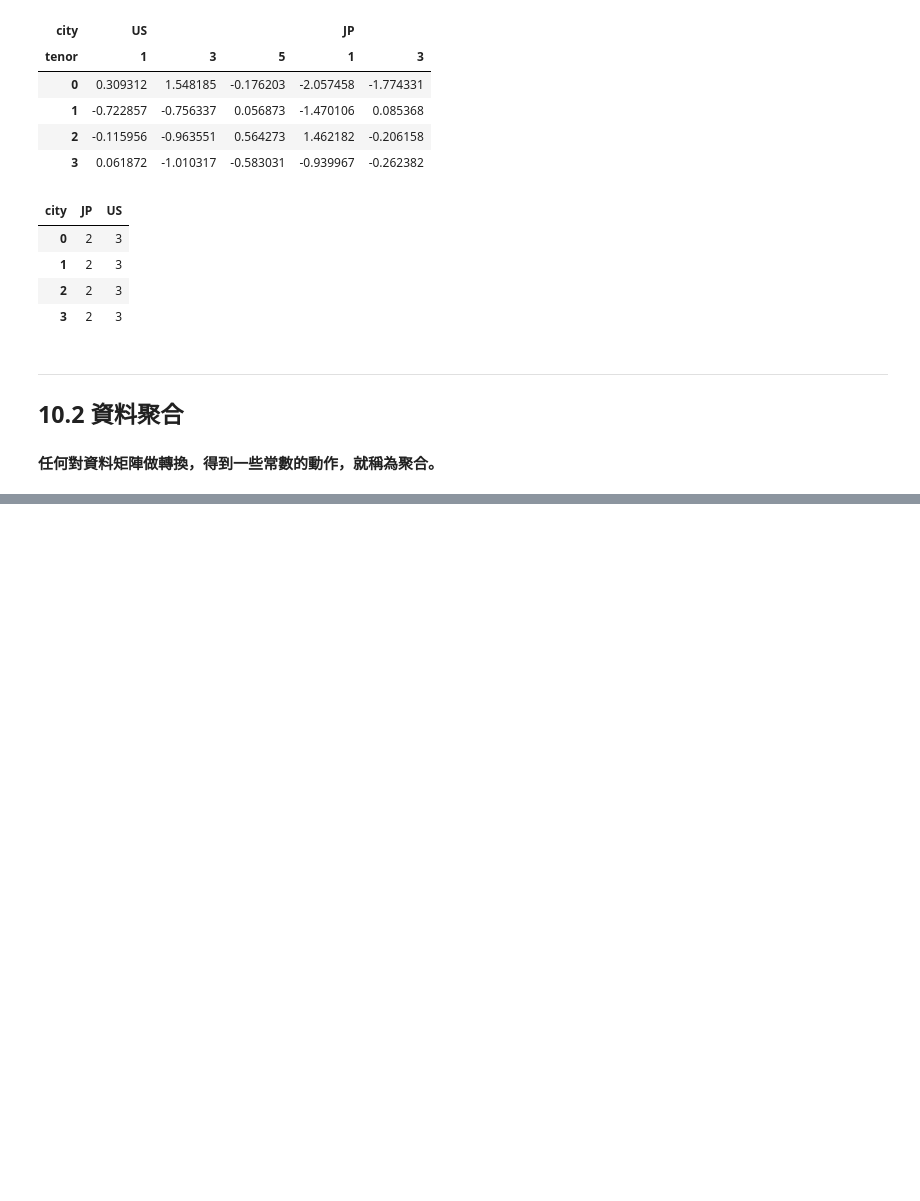
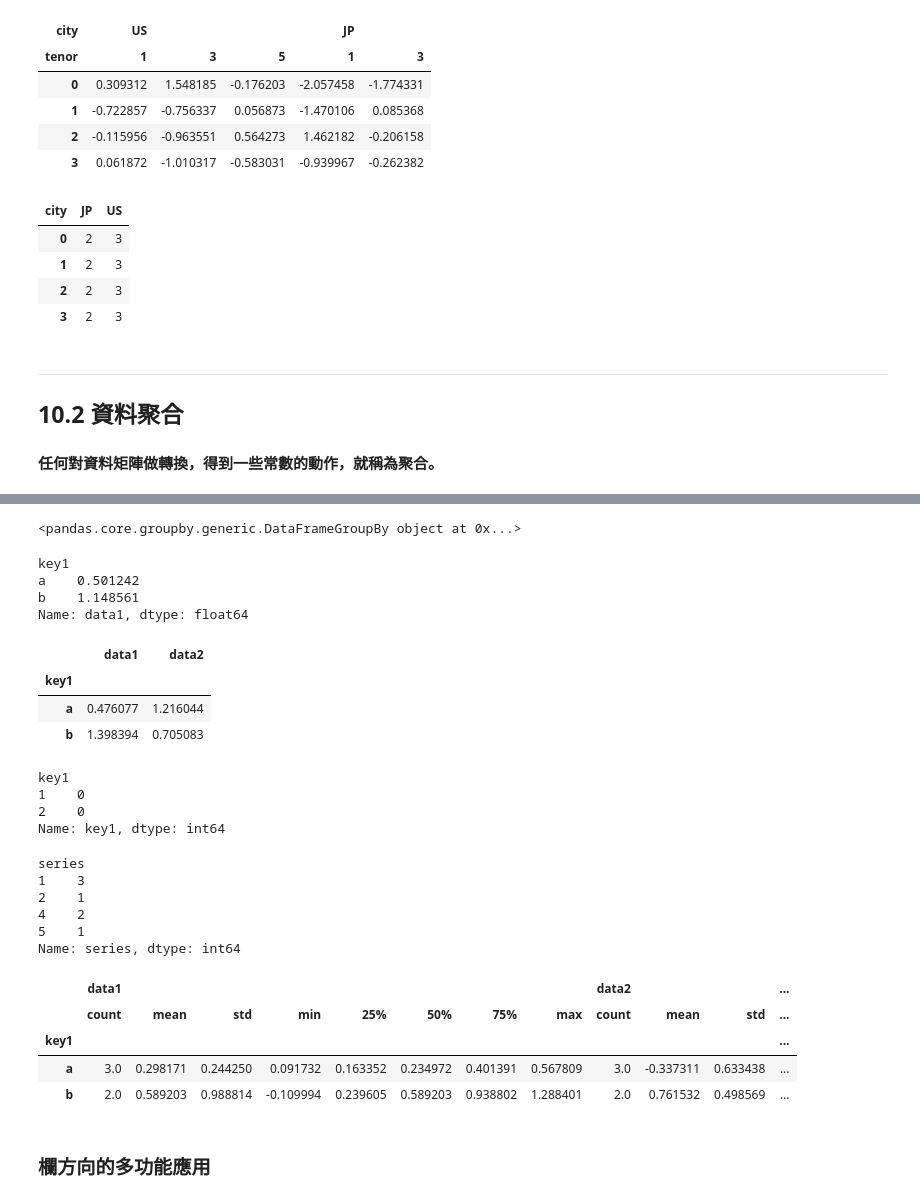
Before and after one commit to wuchiaaa/Chiaaa-s-Learning-Notes, a Jupyter notebook: 第十章-資料聚合和分組.ipynb, the cells around one changed output, grey strips where cells are left out. Saved outputs shown, nothing was run; the diff lists cells and outputs as text; code cells hidden in the pictures; blank space fills up the shorter version.

```diff
--- a/第十章-資料聚合和分組.ipynb
+++ b/第十章-資料聚合和分組.ipynb
@@ -332,0 +342,66 @@ hier_df.groupby(level='city', axis=1).count()
+# %%
+grouped = df.groupby('key1')
+grouped
+# %% [output]
+<pandas.core.groupby.generic.DataFrameGroupBy object at 0x...>
+# %%
+grouped['data1'].quantile(0.9)   # 計算欄位的百分位數
+# %% [output]
+key1
+a    0.501242
+b    1.148561
+Name: data1, dtype: float64
+# %%
+# 使用自己的聚合函式
+def peak_to_peak(arr):
+    return arr.max() - arr.min()
+
+grouped.agg(peak_to_peak)  # 當作參數傳遞給 agg/aggregate
+# %% [output]
+|  | data1 | data2 |
+| key1 |  |  |
+| a | 0.476077 | 1.216044 |
+| b | 1.398394 | 0.705083 |
+# %%
+# ############################
+# 怎麼改???
+# ############################
+
+df2 = pd.DataFrame({'key1': [1, 1, 2, 2, 1],
+                    'key2': ['one', 'two', 'one', 'two', 'one'],
+                    'data1': np.random.randn(5),
+                    'data2': np.random.randn(5)})
+
+def peak_to_peak(arr):
+    return arr.max() - arr.min()
+
+df2.groupby('key1').key1.agg(peak_to_peak)
+# %% [output]
+key1
+1    0
+2    0
+Name: key1, dtype: int64
+# %%
+from pandas import *
+d = {"series": Series(['1','2','1','1','4','4','5'])}
+dfex = DataFrame(d)
+def get_count(values):
+    return len(values)
+dfex.groupby("series").series.agg(get_count)
+# %% [output]
+series
+1    3
+2    1
+4    2
+5    1
+Name: series, dtype: int64
+# %%
+grouped.describe()
+# %% [output]
+|  | data1 |  |  |  |  |  |  |  | data2 |  |  | ... |
+|  | count | mean | std | min | 25% | 50% | 75% | max | count | mean | std | ... |
+| key1 |  |  |  |  |  |  |  |  |  |  |  | ... |
+| a | 3.0 | 0.298171 | 0.244250 | 0.091732 | 0.163352 | 0.234972 | 0.401391 | 0.567809 | 3.0 | -0.337311 | 0.633438 | ... |
+| b | 2.0 | 0.589203 | 0.988814 | -0.109994 | 0.239605 | 0.589203 | 0.938802 | 1.288401 | 2.0 | 0.761532 | 0.498569 | ... |
+# %% [markdown]
+### 欄方向的多功能應用
```
Also changed, not shown: parts of 19 cells of this notebook.
